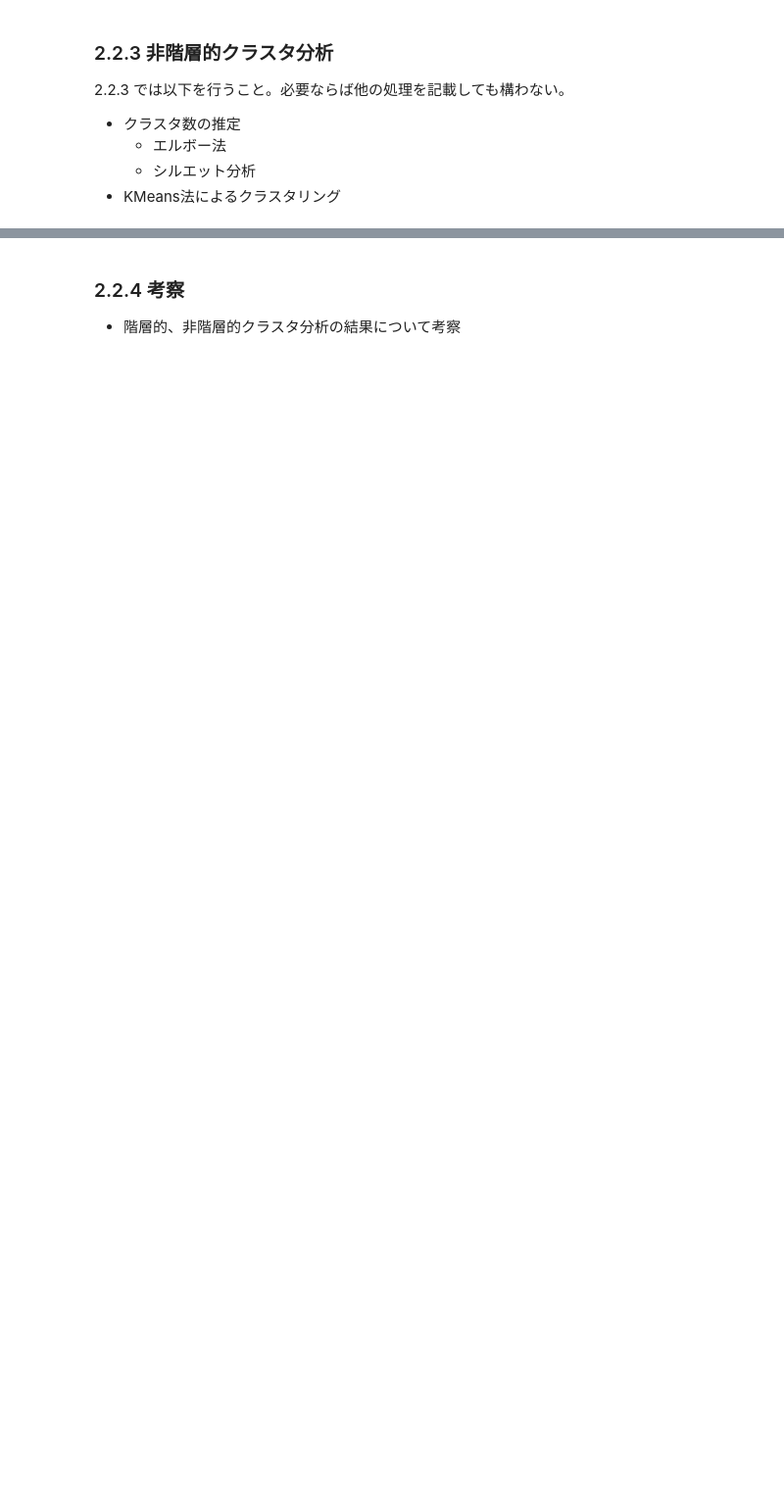
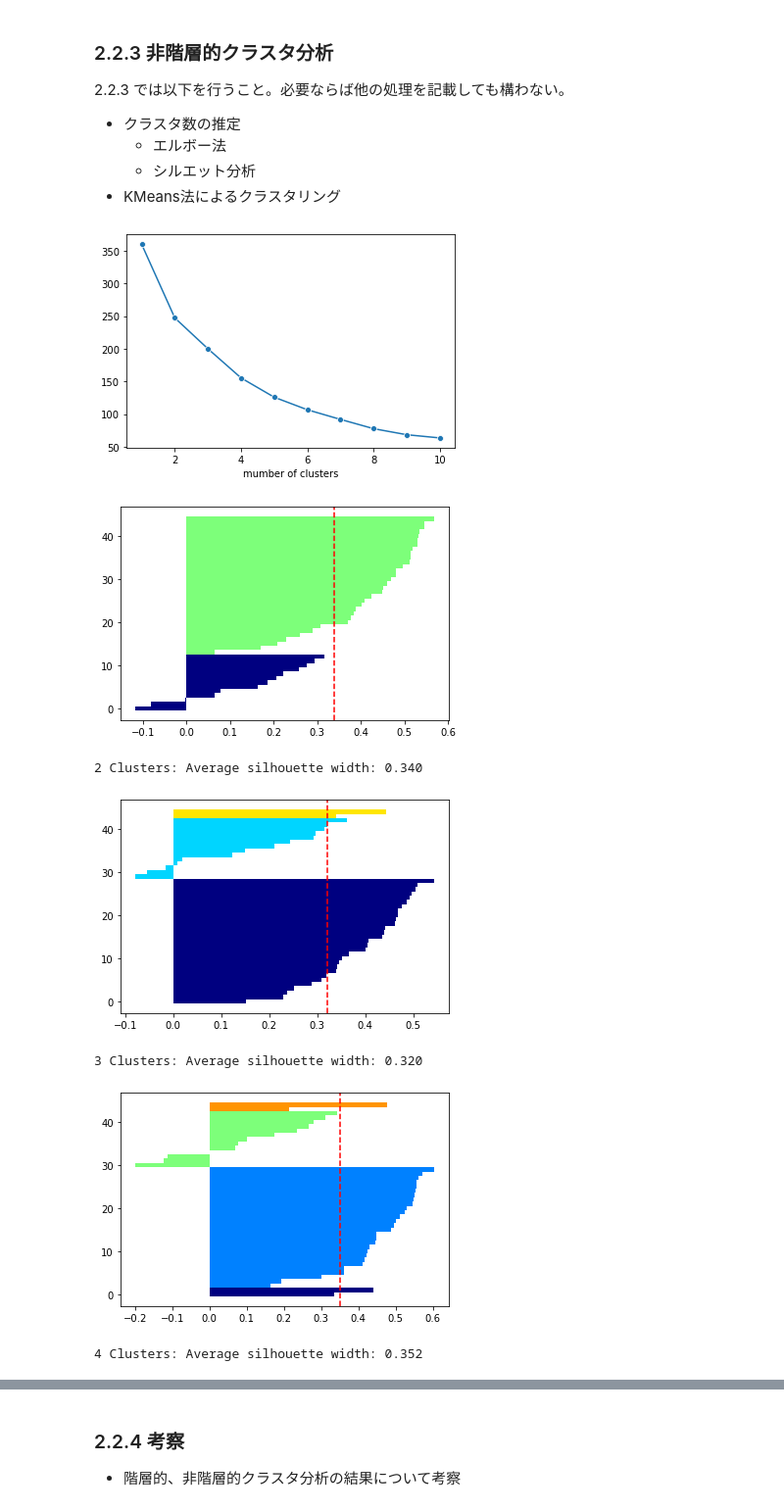
Before and after one commit to RyujiOdaJP/data_intelligence, a Jupyter notebook: report_2/report_2/r2_2_clustering.ipynb, the cells around one changed output, grey strips where cells are left out. Shown at 98% size. Drawn from its saved outputs; the diff is of its cells as text; code cells hidden in the pictures; blank space fills up the shorter version.

```diff
--- a/report_2/report_2/r2_2_clustering.ipynb
+++ b/report_2/report_2/r2_2_clustering.ipynb
@@ -41,3 +203,49 @@
   - エルボー法
   - シルエット分析
 - KMeans法によるクラスタリング
+# %%
+# エルボー法
+distortions = []
+for n in range(1, 11):
+    model = KMeans(n_clusters=n, random_state=0)
+    model.fit(X)
+    distortions.append(model.inertia_)
+
+sns.lineplot(x=range(1, 11), y=distortions, marker='o')
+plt.xlabel('mumber of clusters')
+plt.show()
+
+# シルエット分析
+def silhouette(n):
+    model = KMeans(n_clusters=n, random_state=0)
+    model.fit(X)
+    cluster_labels = set(model.labels_)
+    n_clusters = len(cluster_labels)
+    silhouette_vals = silhouette_samples(X, model.labels_, metric='euclidean')
+    y_lower, y_upper = 0, 0
+    yticks = []
+    for i, c in enumerate(cluster_labels):
+        c_silhouette_vals = silhouette_vals[model.labels_ == c]
+        c_silhouette_vals.sort()
+        y_upper += len(c_silhouette_vals)
+        color = cm.jet(float(i) / n_clusters)
+        plt.barh(range(y_lower, y_upper), c_silhouette_vals, height=1.0,
+                 edgecolor='none', color=color)
+        yticks.append((y_lower + y_upper) / 2.)
+        y_lower += len(c_silhouette_vals)
+
+    silhouette_avg = np.mean(silhouette_vals)
+    plt.axvline(silhouette_avg, color="red", linestyle="--")
+    plt.show()
+    print('{} Clusters: Average silhouette width: {:.3f}'.format(n, silhouette_avg))
+
+for n in range(2, 10):
+    silhouette(n)
+# %% [output]
+[figure, added]
+[figure, added]
+2 Clusters: Average silhouette width: 0.340
+[figure, added]
+3 Clusters: Average silhouette width: 0.320
+[figure, added]
+4 Clusters: Average silhouette width: 0.352
```
Also changed, not shown: parts of 7 cells of this notebook, 6 other files.
